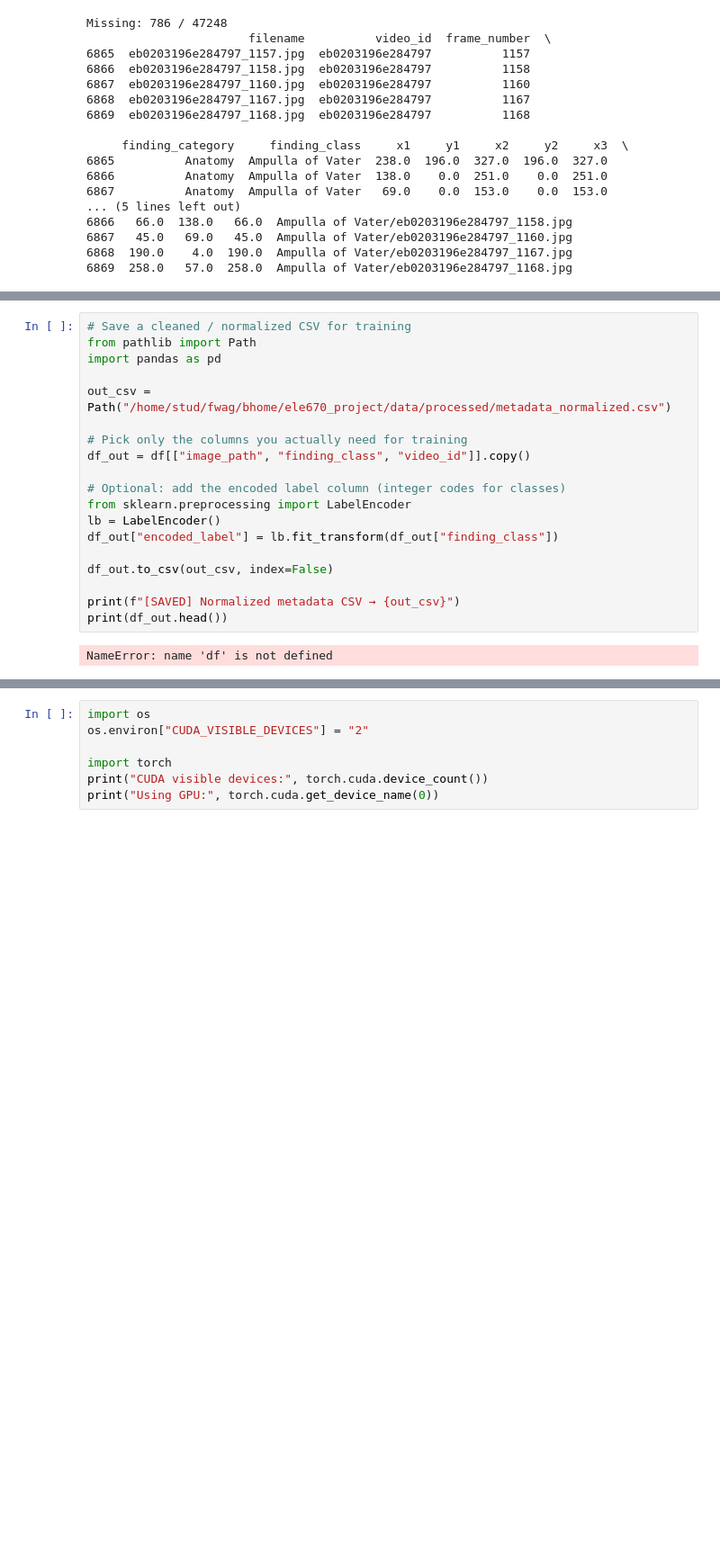
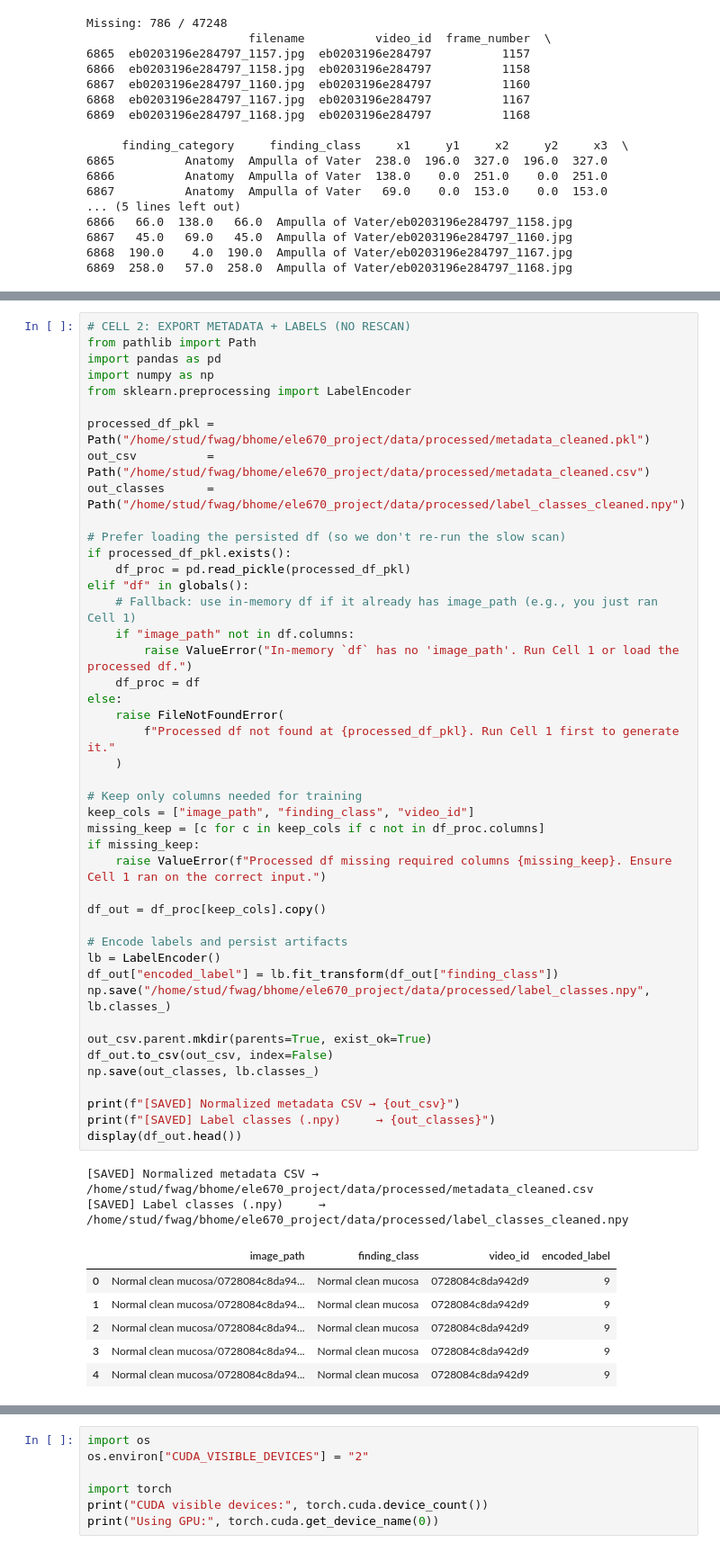
Before and after one commit to Fridaw12/ele670-kvasir-capsule, a Jupyter notebook: notebooks/03_resnet50_efficient.ipynb, the cells around one changed output, grey strips where cells are left out. Shown at 90% size. Cells and saved outputs as stored; diff of their text form; blank space fills up the shorter version.

Commit message:
updated preprocessing

```diff
--- a/notebooks/03_resnet50_efficient.ipynb
+++ b/notebooks/03_resnet50_efficient.ipynb
@@ -143,21 +168,53 @@ bad.head(10)
 # %%
-# Save a cleaned / normalized CSV for training
+# CELL 2: EXPORT METADATA + LABELS (NO RESCAN)
 from pathlib import Path
 import pandas as pd
+import numpy as np
+from sklearn.preprocessing import LabelEncoder
 
-out_csv = Path("/home/stud/fwag/bhome/ele670_project/data/processed/metadata_normalized.csv")
+processed_df_pkl = Path("/home/stud/fwag/bhome/ele670_project/data/processed/metadata_cleaned.pkl")
+out_csv          = Path("/home/stud/fwag/bhome/ele670_project/data/processed/metadata_cleaned.csv")
+out_classes      = Path("/home/stud/fwag/bhome/ele670_project/data/processed/label_classes_cleaned.npy")
 
-# Pick only the columns you actually need for training
-df_out = df[["image_path", "finding_class", "video_id"]].copy()
+# Prefer loading the persisted df (so we don't re-run the slow scan)
+if processed_df_pkl.exists():
+    df_proc = pd.read_pickle(processed_df_pkl)
+elif "df" in globals():
+    # Fallback: use in-memory df if it already has image_path (e.g., you just ran Cell 1)
+    if "image_path" not in df.columns:
+        raise ValueError("In-memory `df` has no 'image_path'. Run Cell 1 or load the processed df.")
+    df_proc = df
+else:
+    raise FileNotFoundError(
+        f"Processed df not found at {processed_df_pkl}. Run Cell 1 first to generate it."
+    )
 
-# Optional: add the encoded label column (integer codes for classes)
-from sklearn.preprocessing import LabelEncoder
+# Keep only columns needed for training
+keep_cols = ["image_path", "finding_class", "video_id"]
+missing_keep = [c for c in keep_cols if c not in df_proc.columns]
+if missing_keep:
+    raise ValueError(f"Processed df missing required columns {missing_keep}. Ensure Cell 1 ran on the correct input.")
+
+df_out = df_proc[keep_cols].copy()
+
+# Encode labels and persist artifacts
 lb = LabelEncoder()
 df_out["encoded_label"] = lb.fit_transform(df_out["finding_class"])
+np.save("/home/stud/fwag/bhome/ele670_project/data/processed/label_classes.npy", lb.classes_)
 
+out_csv.parent.mkdir(parents=True, exist_ok=True)
 df_out.to_csv(out_csv, index=False)
+np.save(out_classes, lb.classes_)
 
 print(f"[SAVED] Normalized metadata CSV → {out_csv}")
-print(df_out.head())
+print(f"[SAVED] Label classes (.npy)     → {out_classes}")
+display(df_out.head())
 # %% [output]
-NameError: name 'df' is not defined
+[SAVED] Normalized metadata CSV → /home/stud/fwag/bhome/ele670_project/data/processed/metadata_cleaned.csv
+[SAVED] Label classes (.npy)     → /home/stud/fwag/bhome/ele670_project/data/processed/label_classes_cleaned.npy
+|  | image_path | finding_class | video_id | encoded_label |
+| 0 | Normal clean mucosa/0728084c8da94... | Normal clean mucosa | 0728084c8da942d9 | 9 |
+| 1 | Normal clean mucosa/0728084c8da94... | Normal clean mucosa | 0728084c8da942d9 | 9 |
+| 2 | Normal clean mucosa/0728084c8da94... | Normal clean mucosa | 0728084c8da942d9 | 9 |
+| 3 | Normal clean mucosa/0728084c8da94... | Normal clean mucosa | 0728084c8da942d9 | 9 |
+| 4 | Normal clean mucosa/0728084c8da94... | Normal clean mucosa | 0728084c8da942d9 | 9 |
```
Also changed, not shown: parts of 5 cells of this notebook, 1 other file.
